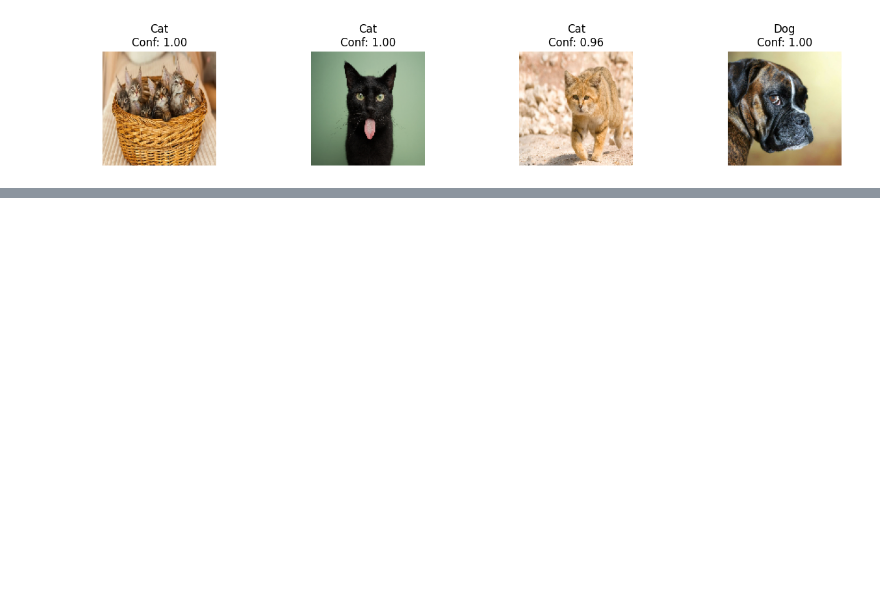
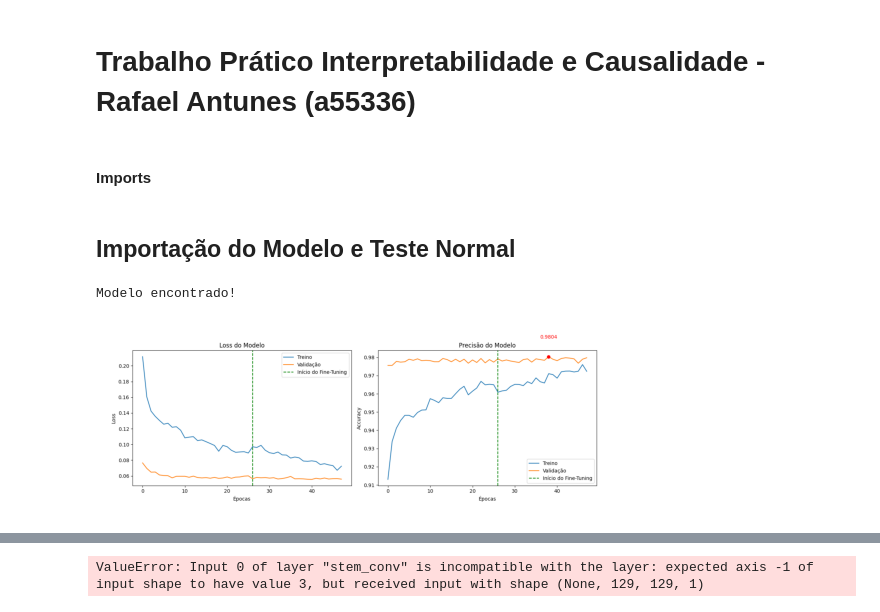
Before and after one commit to rafaelantunes04/Trabalho-Pratico-Interpretabilidade-e-Causalidade, a Jupyter notebook: Trab Pratico.ipynb, the cells around one changed output, grey strips where cells are left out. Saved outputs shown, nothing was run; the diff lists cells and outputs as text; code cells hidden in the pictures; blank space fills up the shorter version.

```diff
--- a/Trab Pratico.ipynb
+++ b/Trab Pratico.ipynb
@@ -314,4 +1,4 @@ def testar_modelo(model, n_imagens=2):
-# %%
-testar_modelo(model_enet, 4)
-# %% [output]
-[figure, removed]
+# %% [markdown]
+# Trabalho Prático Interpretabilidade e Causalidade - Rafael Antunes (a55336)
+# %% [markdown]
+#### Imports
@@ -317,0 +10,7 @@ testar_modelo(model_enet, 4)
+# %% [markdown]
+## Importação do Modelo e Teste Normal
+# %%
+train_ds, val_ds, modelo = importar_modelo()
+# %% [output]
+Modelo encontrado!
+[figure, added]
@@ -317,0 +18 @@ testar_modelo(model_enet, 4)
+ValueError: Input 0 of layer "stem_conv" is incompatible with the layer: expected axis -1 of input shape to have value 3, but received input with shape (None, 129, 129, 1)
```
Also changed, not shown: parts of 13 cells of this notebook, 13 other files.
